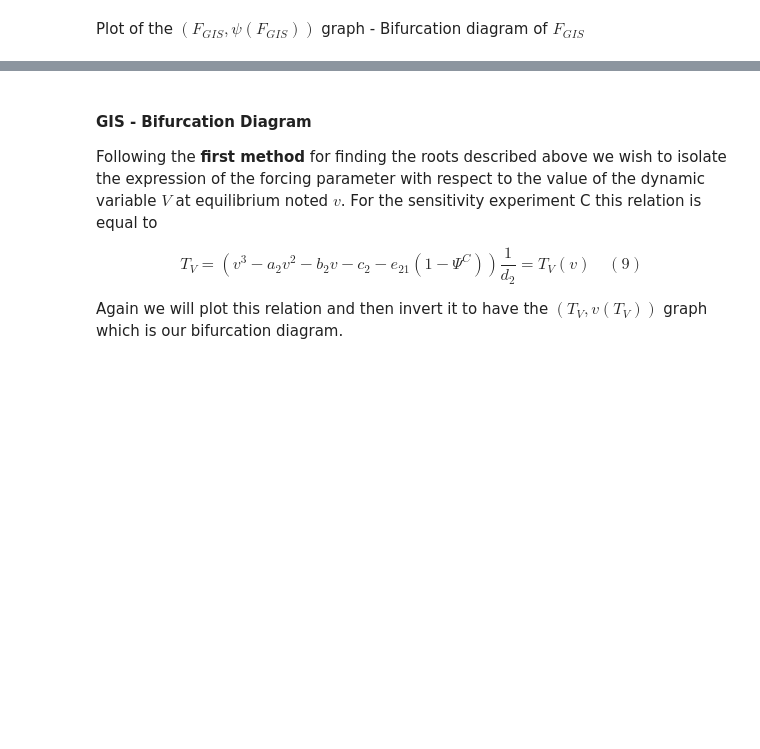
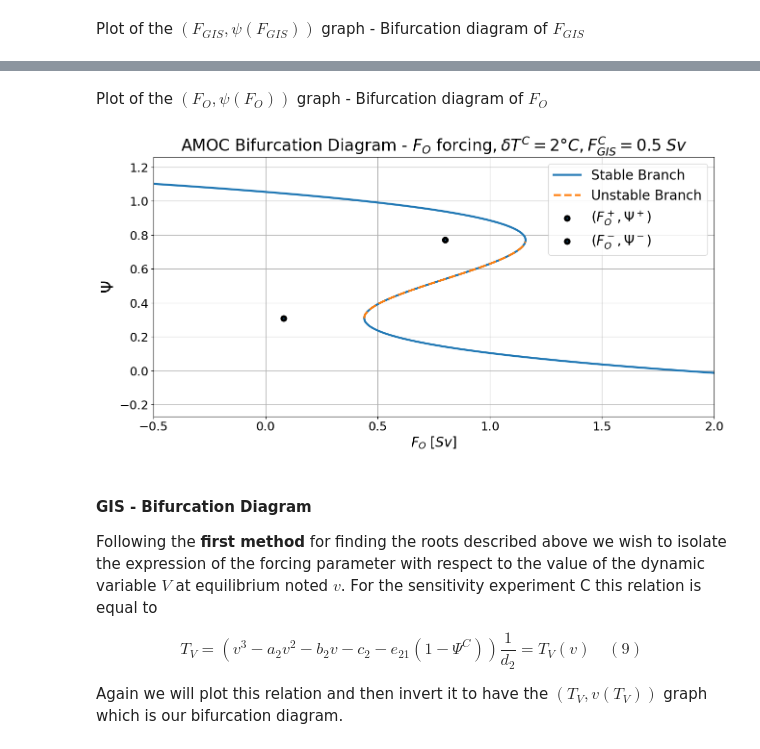
Before and after one commit to AmauryLaridon/LPHYS2299-Master-s-Thesis, a Jupyter notebook: AMOC-GIS Tipping Module/Tipping Module Calibration - Param B/Tipping Module Calibration ParamB.ipynb, the cells around one changed output, grey strips where cells are left out. Drawn from its saved outputs; the diff is of its cells as text; code cells hidden in the pictures; blank space fills up the shorter version.

```diff
--- a/AMOC-GIS Tipping Module/Tipping Module Calibration - Param B/Tipping Module Calibration ParamB.ipynb
+++ b/AMOC-GIS Tipping Module/Tipping Module Calibration - Param B/Tipping Module Calibration ParamB.ipynb
@@ -553,3 +551,33 @@ fig.savefig(r"/home/amaury/Bureau/LPHYS2299 - Master's Thesis/Code/SURFER/SURFER
+# %% [markdown]
+Plot of the $(F_{O}, \psi(F_{O}))$ graph - Bifurcation diagram of $F_{O}$
+# %%
+### Plotting ###
+
+fig, ax = plt.subplots(1,1,figsize=(15,7))
+
+## Plot of the bifurcation diagram ##
+plt.plot(FO_fct_psi, psi_range, label="Stable Branch", lw=3)
+plt.plot(FO_fct_psi_unstable, unstable_psi, color="tab:orange", label="Unstable Branch", lw=3, linestyle="dashed")
+
+## Plot of the critical points ##
+plt.scatter(AMOC_crit_params[6],AMOC_crit_params[0], marker='o', color="#1f77b4", linewidths=4, edgecolors="black", label=r"$(F_{O}^+, \Psi^+)$")
+plt.scatter(AMOC_crit_params[7],AMOC_crit_params[1], marker='o', color="#1f77b4", linewidths=4, edgecolors="black", label=r"$(F_{O}^-, \Psi^-)$")
+
+## Plot cosmetics ##
+ax.set_xlabel(r"$F_{O}\;[Sv]$", fontsize=20)
+ax.set_ylabel(r"$\Psi$", fontsize=24)
+ax.set_xbound([-0.5,2])
+plt.xticks(fontsize=18)
+plt.yticks(fontsize=18)
+plt.title(r"AMOC Bifurcation Diagram - $F_{O}$ forcing,"+r"$ \:\delta T^C = {}°C, $".format(TAMOC_C) + r"$F_{GIS}^C =$" + r"${}\; Sv$".format(FGIS_C), fontsize = 24)
+plt.legend(fontsize=20)
+plt.grid()
+
+plt.show()
+
+fig.savefig(r"/home/amaury/Bureau/LPHYS2299 - Master's Thesis/Code/AMOC-GIS Tipping Module/Tipping Module Calibration - Param B/Figures/Bifurcation Diagram/AMOC_FO_BD_TC={}_FGISC={}.png".format(TAMOC_C, FGIS_C))
+# %% [output]
+[figure, added]
 # %% [markdown]
 #### GIS - Bifurcation Diagram
 
```
Also changed, not shown: parts of 9 cells of this notebook, 4 other files.
